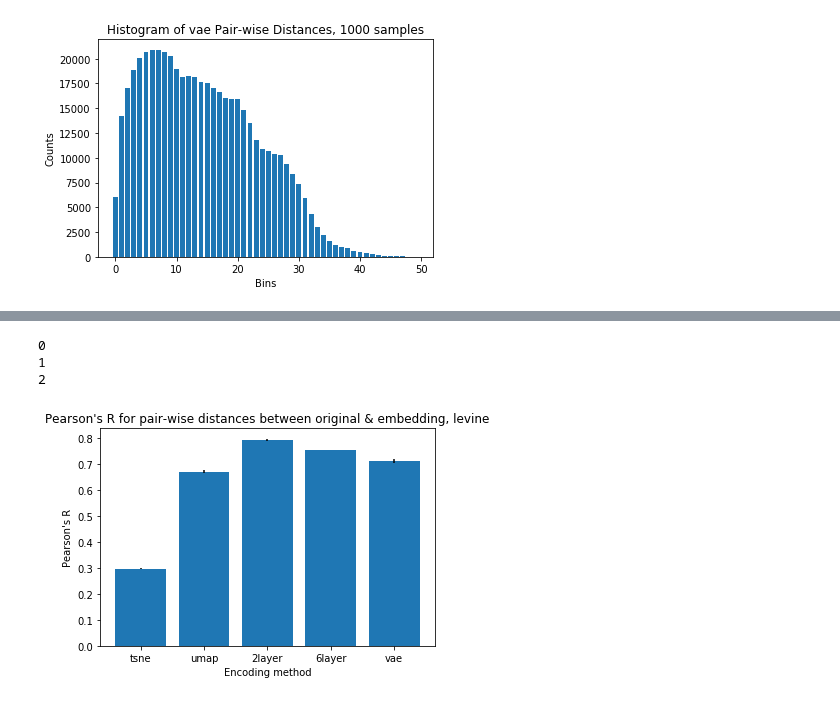
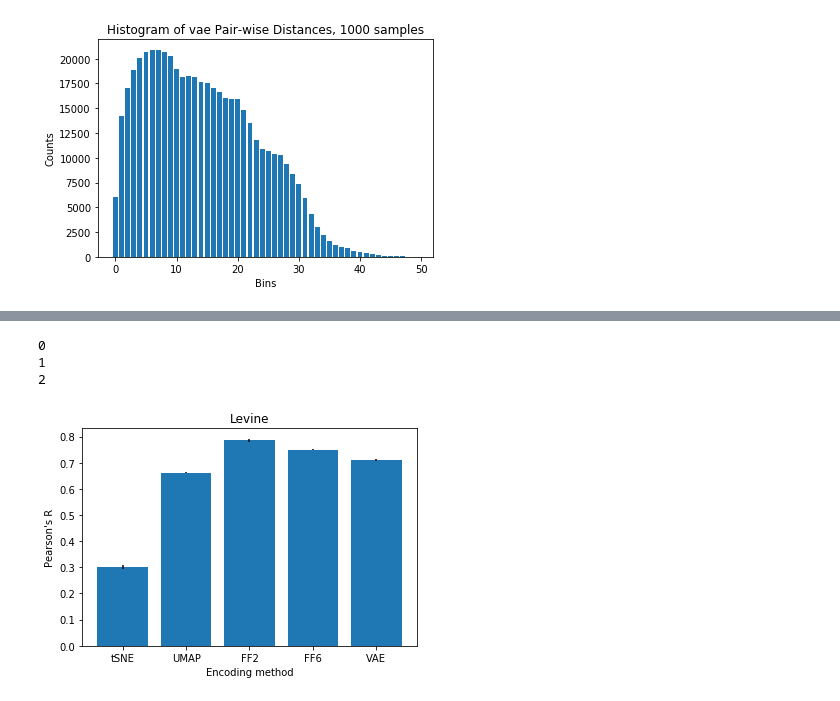
Before and after one commit to robbywaxman/GDAFinalProject, a Jupyter notebook: Metrics/Pairwise Distances.ipynb, the cells around one changed output, grey strips where cells are left out. Drawn from its saved outputs; the diff is of its cells as text; code cells hidden in the pictures.

```diff
--- a/Metrics/Pairwise Distances.ipynb
+++ b/Metrics/Pairwise Distances.ipynb
@@ -257,33 +257,33 @@ for i in range(reps):
 
     tsne_Rs.append(tsne_R)
     umap_Rs.append(umap_R)
     twolayer_Rs.append(twolayer_R)
     sixlayer_Rs.append(sixlayer_R)
     vae_Rs.append(vae_R)
 
 tsne_R_mean = np.mean(tsne_Rs)
 umap_R_mean = np.mean(umap_Rs)
 twolayer_R_mean = np.mean(twolayer_Rs)
 sixlayer_R_mean = np.mean(sixlayer_Rs)
 vae_R_mean = np.mean(vae_Rs)
 
 tsne_R_std = np.std(tsne_Rs)
 umap_R_std = np.std(umap_Rs)
 twolayer_R_std = np.std(twolayer_Rs)
 sixlayer_R_std = np.std(sixlayer_Rs)
 vae_R_std = np.std(vae_Rs)
 
 fig, ax = plt.subplots()
 ax.bar(np.arange(5), [tsne_R_mean, umap_R_mean, twolayer_R_mean, sixlayer_R_mean, vae_R_mean],
             yerr=[tsne_R_std, umap_R_std, twolayer_R_std, sixlayer_R_std, vae_R_std])
-ax.set_xticklabels(["", "tsne", "umap", "2layer", "6layer", "vae"])
+ax.set_xticklabels(["", "tSNE", "UMAP", "FF2", "FF6", "VAE"])
 ax.set_xlabel("Encoding method")
 ax.set_ylabel("Pearson's R")
-ax.set_title("Pearson's R for pair-wise distances between original & embedding, levine")
+ax.set_title("Levine")
 
 fig.savefig("../Figures/pairwise_distance_correlations_levine")
 # %% [output]
 0
 1
 2
-[figure, old version]
+[figure, new version]
```
Also changed, not shown: parts of 1 cell of this notebook, 9 other files.
